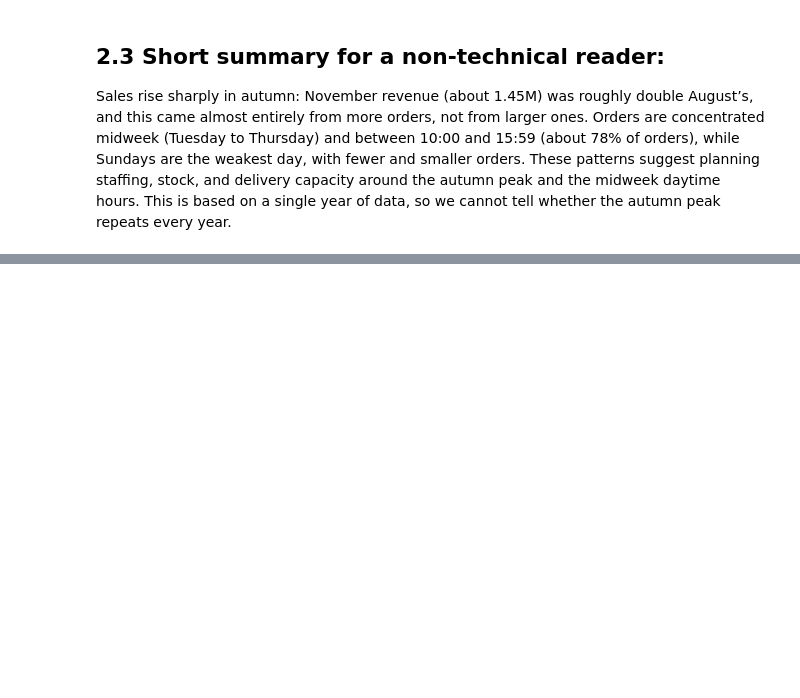
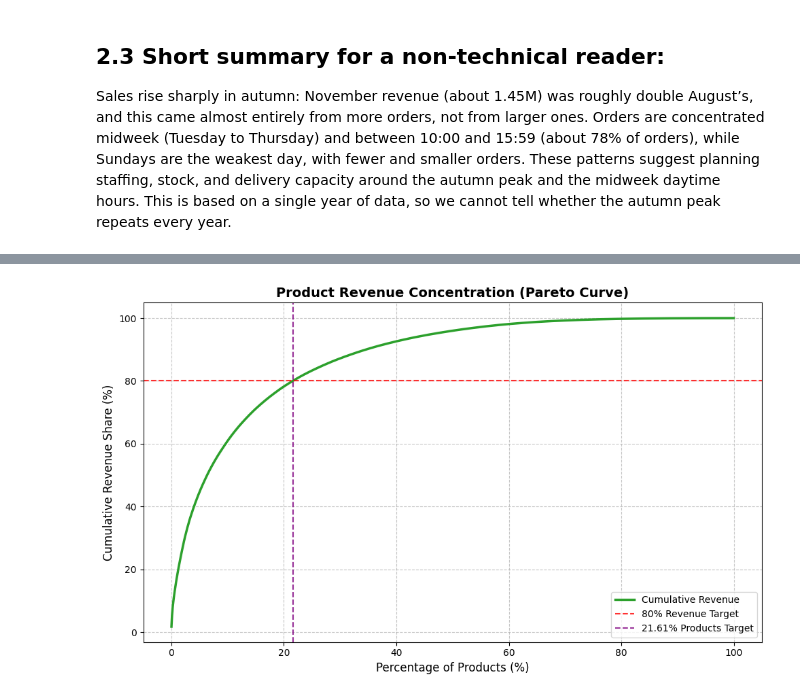
Before and after one commit to MahdiYaqobi/online-retail-data-cleaning, a Jupyter notebook: notebooks/eda_notebook.ipynb, the cells around one changed output, grey strips where cells are left out. Cells and saved outputs as stored; diff of their text form; code cells hidden in the pictures; blank space fills up the shorter version.

```diff
--- a/notebooks/eda_notebook.ipynb
+++ b/notebooks/eda_notebook.ipynb
@@ -343,0 +451,33 @@ Orders are recorded from the 06:00 hour to the 20:00 hour, with a peak at 12:00
+# %%
+n = len(product_summary)
+x = np.arange(1, n + 1) / n * 100
+y = product_summary['CumShare'] * 100
+
+fig, ax = plt.subplots(figsize=(10, 6))
+ax.plot(x, y, color='#2ca02c', linewidth=2.5, label='Cumulative Revenue')
+
+
+ax.axhline(
+    80, color='red', linestyle='--', alpha=0.8, label='80% Revenue Target'
+)
+ax.axvline(
+    21.61,
+    color='purple',
+    linestyle='--',
+    alpha=0.8,
+    label='21.61% Products Target',
+)
+
+ax.set_title(
+    'Product Revenue Concentration (Pareto Curve)',
+    fontsize=14,
+    fontweight='bold',
+)
+ax.set_xlabel('Percentage of Products (%)', fontsize=12)
+ax.set_ylabel('Cumulative Revenue Share (%)', fontsize=12)
+ax.grid(True, linestyle='--', alpha=0.7)
+ax.legend(loc='lower right')
+plt.tight_layout()
+plt.show()
+# %% [output]
+[figure, added]
```
Also changed, not shown: parts of 7 cells of this notebook.
